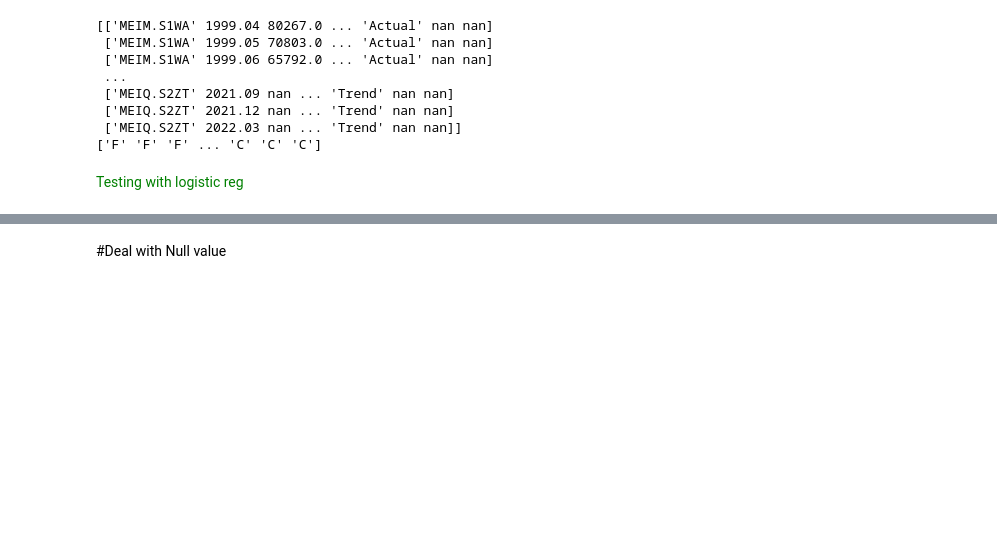
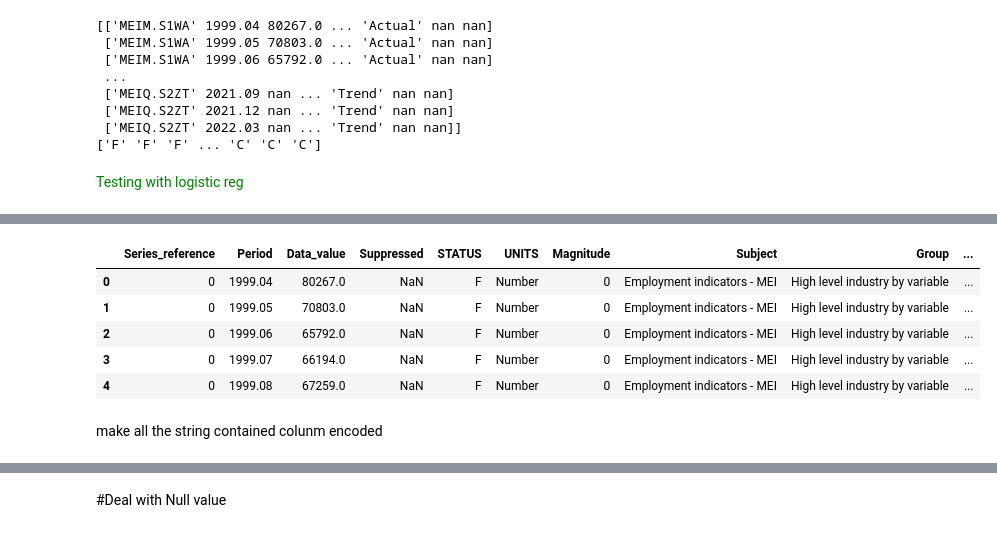
Before and after one commit to RafsanJany-44/Machine-School, a Jupyter notebook: Data_Preprocessing.ipynb, the cells around one changed output, grey strips where cells are left out. Drawn from its saved outputs; the diff is of its cells as text; code cells hidden in the pictures; blank space fills up the shorter version.

```diff
--- a/Data_Preprocessing.ipynb
+++ b/Data_Preprocessing.ipynb
@@ -102,0 +131,14 @@ print(y)
+# %%
+encoder=LabelEncoder()
+dataset["Series_reference"]=encoder.fit_transform(dataset["Series_reference"])
+# %%
+dataset.head()
+# %% [output]
+|  | Series_reference | Period | Data_value | Suppressed | STATUS | UNITS | Magnitude | Subject | Group | ... |
+| 0 | 0 | 1999.04 | 80267.0 | NaN | F | Number | 0 | Employment indicators - MEI | High level industry by variable | ... |
+| 1 | 0 | 1999.05 | 70803.0 | NaN | F | Number | 0 | Employment indicators - MEI | High level industry by variable | ... |
+| 2 | 0 | 1999.06 | 65792.0 | NaN | F | Number | 0 | Employment indicators - MEI | High level industry by variable | ... |
+| 3 | 0 | 1999.07 | 66194.0 | NaN | F | Number | 0 | Employment indicators - MEI | High level industry by variable | ... |
+| 4 | 0 | 1999.08 | 67259.0 | NaN | F | Number | 0 | Employment indicators - MEI | High level industry by variable | ... |
+# %% [markdown]
+make all the string contained colunm encoded
```
Also changed, not shown: parts of 8 cells of this notebook.
